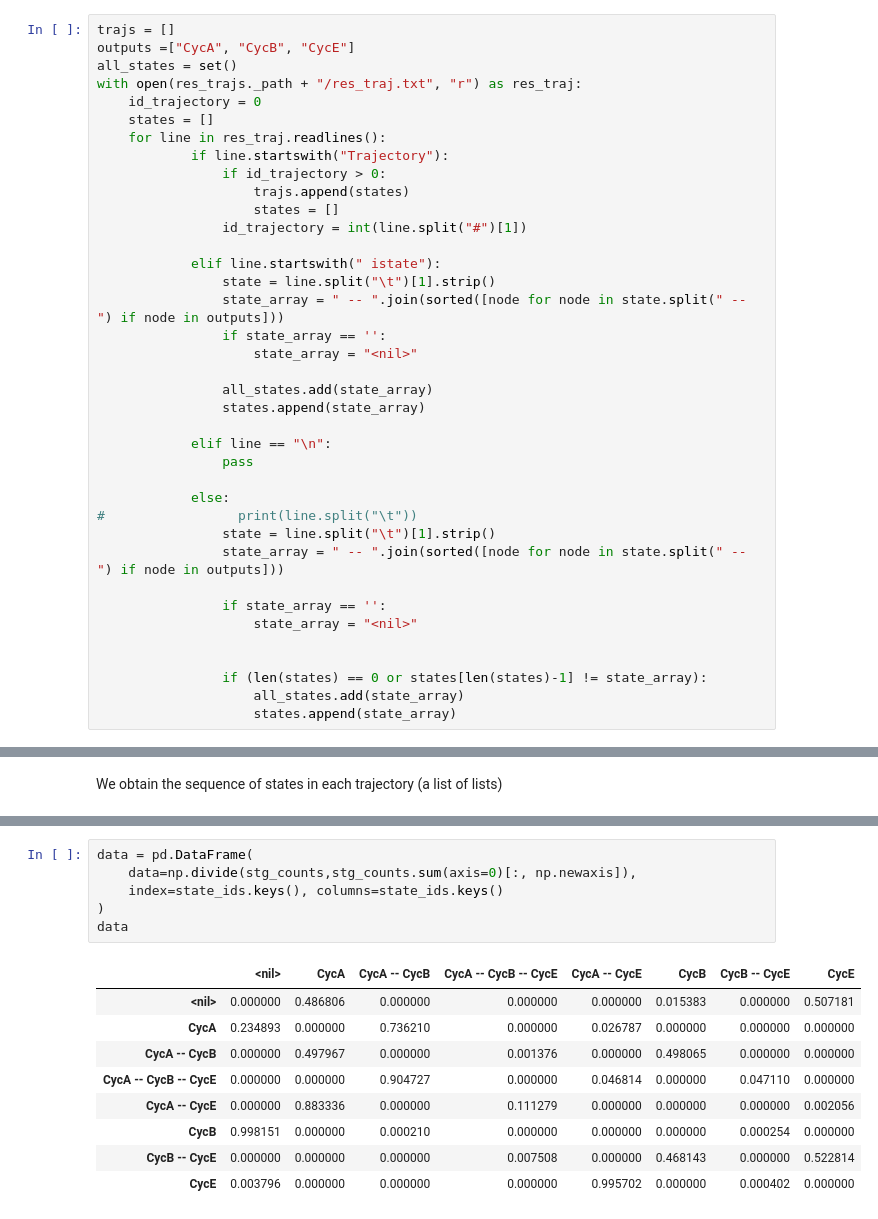
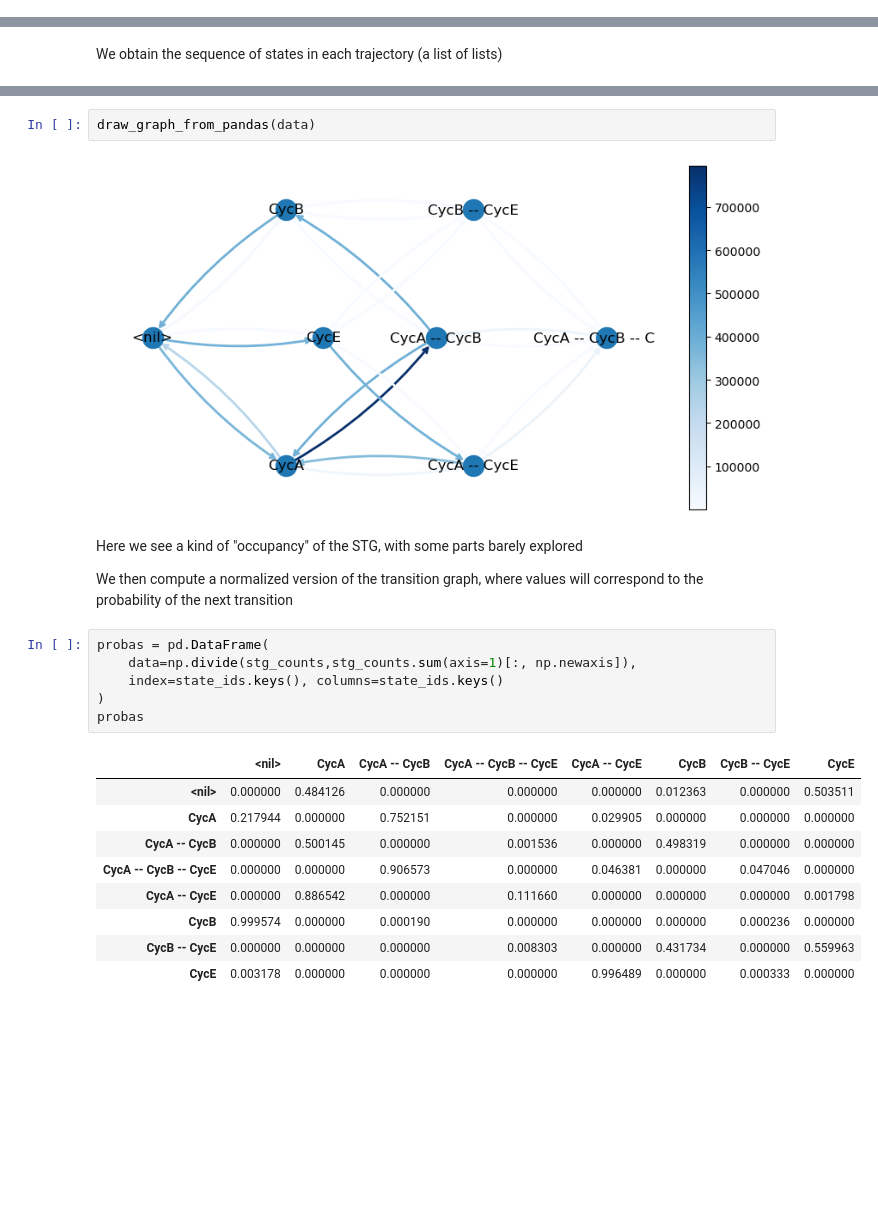
Before and after one commit to vincent-noel/IndividualTrajectoryAnalysis, a Jupyter notebook: ObservedSTG.ipynb, the cells around one changed output, grey strips where cells are left out. Saved outputs shown, nothing was run; the diff lists cells and outputs as text; blank space fills up the shorter version.

```diff
--- a/ObservedSTG.ipynb
+++ b/ObservedSTG.ipynb
@@ -32,41 +66,3 @@ Wall time: 9min 58s
 Now we need to load the individual trajectories, as this is not implemented in pyMaBoSS yet
 
 Note that the individual trajectories print all nodes, so here we set an output list to remove the other nodes
-# %%
-trajs = []
-outputs =["CycA", "CycB", "CycE"]
-all_states = set()
-with open(res_trajs._path + "/res_traj.txt", "r") as res_traj:
-    id_trajectory = 0
-    states = []
-    for line in res_traj.readlines():
-            if line.startswith("Trajectory"):
-                if id_trajectory > 0:
-                    trajs.append(states)
-                    states = []
-                id_trajectory = int(line.split("#")[1])
-
-            elif line.startswith(" istate"):
-                state = line.split("\t")[1].strip()
-                state_array = " -- ".join(sorted([node for node in state.split(" -- ") if node in outputs]))
-                if state_array == '':
-                    state_array = "<nil>"
-
-                all_states.add(state_array)
-                states.append(state_array)
-
-            elif line == "\n":
-                pass
-
-            else:
-#                 print(line.split("\t"))
-                state = line.split("\t")[1].strip()
-                state_array = " -- ".join(sorted([node for node in state.split(" -- ") if node in outputs]))
-
-                if state_array == '':
-                    state_array = "<nil>"
-
-
-                if (len(states) == 0 or states[len(states)-1] != state_array):
-                    all_states.add(state_array)
-                    states.append(state_array)
@@ -85,16 +102,24 @@ for i, t_traj in enumerate(trajs):
+# %%
+draw_graph_from_pandas(data)
+# %% [output]
+[figure, added]
+# %% [markdown]
+Here we see a kind of "occupancy" of the STG, with some parts barely explored
+
+We then compute a normalized version of the transition graph, where values will correspond to the probability of the next transition
 # %%
-data = pd.DataFrame(
-    data=np.divide(stg_counts,stg_counts.sum(axis=0)[:, np.newaxis]),
+probas = pd.DataFrame(
+    data=np.divide(stg_counts,stg_counts.sum(axis=1)[:, np.newaxis]),
     index=state_ids.keys(), columns=state_ids.keys()
 )
-data
+probas
 # %% [output]
 |  | <nil> | CycA | CycA -- CycB | CycA -- CycB -- CycE | CycA -- CycE | CycB | CycB -- CycE | CycE |
-| <nil> | 0.000000 | 0.486806 | 0.000000 | 0.000000 | 0.000000 | 0.015383 | 0.000000 | 0.507181 |
-| CycA | 0.234893 | 0.000000 | 0.736210 | 0.000000 | 0.026787 | 0.000000 | 0.000000 | 0.000000 |
-| CycA -- CycB | 0.000000 | 0.497967 | 0.000000 | 0.001376 | 0.000000 | 0.498065 | 0.000000 | 0.000000 |
-| CycA -- CycB -- CycE | 0.000000 | 0.000000 | 0.904727 | 0.000000 | 0.046814 | 0.000000 | 0.047110 | 0.000000 |
-| CycA -- CycE | 0.000000 | 0.883336 | 0.000000 | 0.111279 | 0.000000 | 0.000000 | 0.000000 | 0.002056 |
-| CycB | 0.998151 | 0.000000 | 0.000210 | 0.000000 | 0.000000 | 0.000000 | 0.000254 | 0.000000 |
-| CycB -- CycE | 0.000000 | 0.000000 | 0.000000 | 0.007508 | 0.000000 | 0.468143 | 0.000000 | 0.522814 |
-| CycE | 0.003796 | 0.000000 | 0.000000 | 0.000000 | 0.995702 | 0.000000 | 0.000402 | 0.000000 |
+| <nil> | 0.000000 | 0.484126 | 0.000000 | 0.000000 | 0.000000 | 0.012363 | 0.000000 | 0.503511 |
+| CycA | 0.217944 | 0.000000 | 0.752151 | 0.000000 | 0.029905 | 0.000000 | 0.000000 | 0.000000 |
+| CycA -- CycB | 0.000000 | 0.500145 | 0.000000 | 0.001536 | 0.000000 | 0.498319 | 0.000000 | 0.000000 |
+| CycA -- CycB -- CycE | 0.000000 | 0.000000 | 0.906573 | 0.000000 | 0.046381 | 0.000000 | 0.047046 | 0.000000 |
+| CycA -- CycE | 0.000000 | 0.886542 | 0.000000 | 0.111660 | 0.000000 | 0.000000 | 0.000000 | 0.001798 |
+| CycB | 0.999574 | 0.000000 | 0.000190 | 0.000000 | 0.000000 | 0.000000 | 0.000236 | 0.000000 |
+| CycB -- CycE | 0.000000 | 0.000000 | 0.000000 | 0.008303 | 0.000000 | 0.431734 | 0.000000 | 0.559963 |
+| CycE | 0.003178 | 0.000000 | 0.000000 | 0.000000 | 0.996489 | 0.000000 | 0.000333 | 0.000000 |
```
Also changed, not shown: parts of 30 cells of this notebook, 1 other file.
